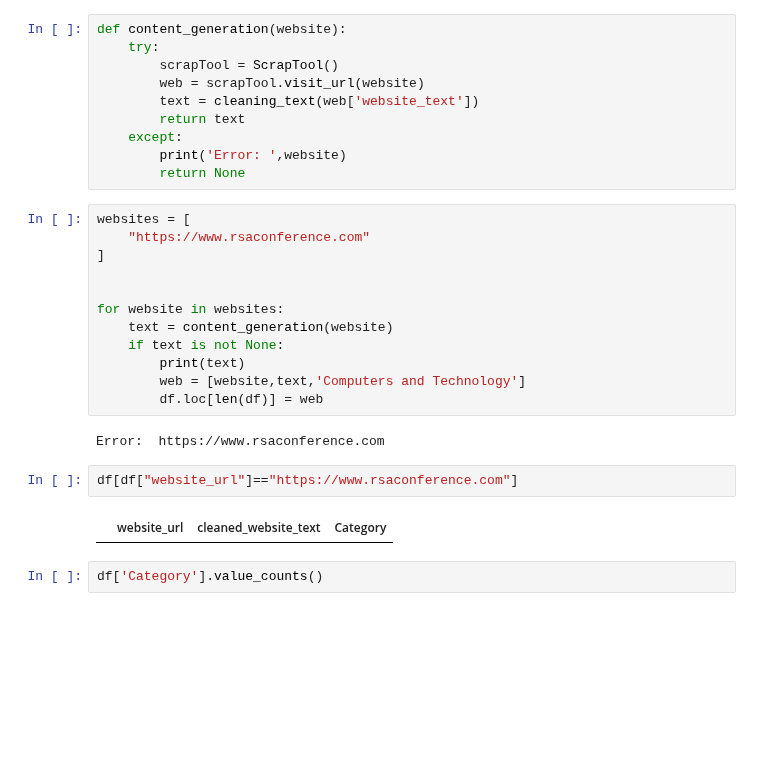
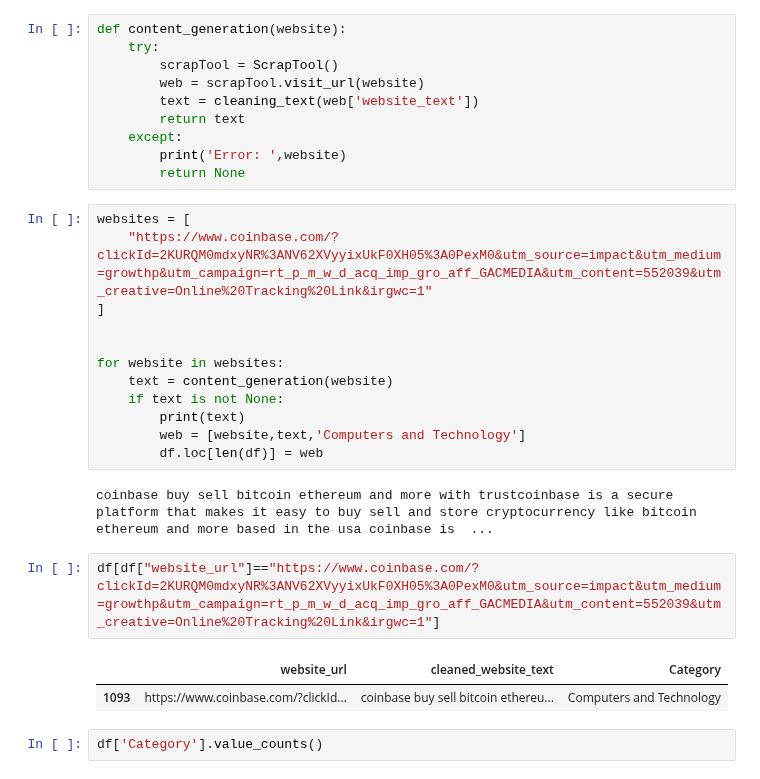
Before and after one commit to Shreyas-hacker/Webpages, a Jupyter notebook: scraping/generate_data.ipynb, the cells around one changed output. Saved outputs shown, nothing was run; the diff lists cells and outputs as text; blank space fills up the shorter version.

Commit message:
added some urls and cleaned

```diff
--- a/scraping/generate_data.ipynb
+++ b/scraping/generate_data.ipynb
@@ -145,7 +145,7 @@ def content_generation(website):
         return None
 # %%
 websites = [
-    "https://www.rsaconference.com"
+    "https://www.coinbase.com/?clickId=2KURQM0mdxyNR%3ANV62XVyyixUkF0XH05%3A0PexM0&utm_source=impact&utm_medium=growthp&utm_campaign=rt_p_m_w_d_acq_imp_gro_aff_GACMEDIA&utm_content=552039&utm_creative=Online%20Tracking%20Link&irgwc=1"
 ]
 
 
@@ -156,11 +156,12 @@ for website in websites:
         web = [website,text,'Computers and Technology']
         df.loc[len(df)] = web
 # %% [output]
-Error:  https://www.rsaconference.com
+coinbase buy sell bitcoin ethereum and more with trustcoinbase is a secure platform that makes it easy to buy sell and store cryptocurrency like bitcoin ethereum and more based in the usa coinbase is  ...
-# %%
-df[df["website_url"]=="https://www.rsaconference.com"]
-# %% [output]
-|  | website_url | cleaned_website_text | Category |
+# %%
+df[df["website_url"]=="https://www.coinbase.com/?clickId=2KURQM0mdxyNR%3ANV62XVyyixUkF0XH05%3A0PexM0&utm_source=impact&utm_medium=growthp&utm_campaign=rt_p_m_w_d_acq_imp_gro_aff_GACMEDIA&utm_content=552039&utm_creative=Online%20Tracking%20Link&irgwc=1"]
+# %% [output]
+|  | website_url | cleaned_website_text | Category |
+| 1093 | https://www.coinbase.com/?clickId... | coinbase buy sell bitcoin ethereu... | Computers and Technology |
 # %%
 df['Category'].value_counts()
 # %% [output]
```
Also changed, not shown: 4 other files.
